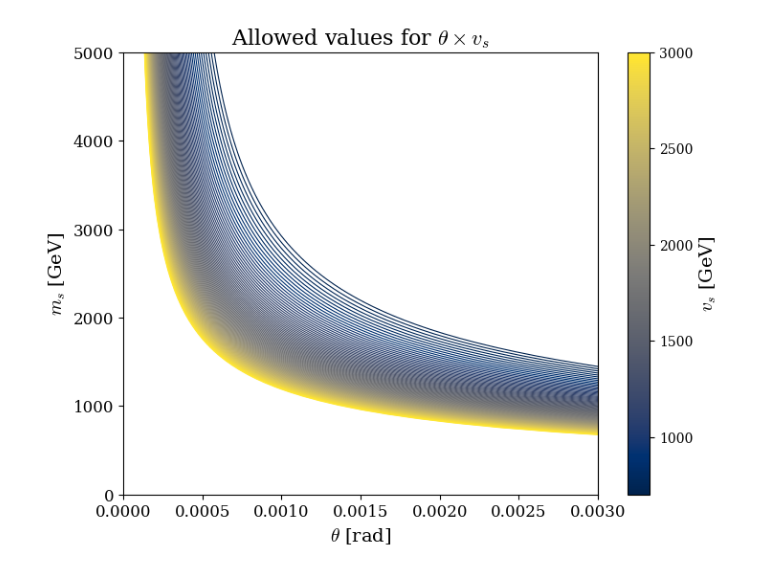
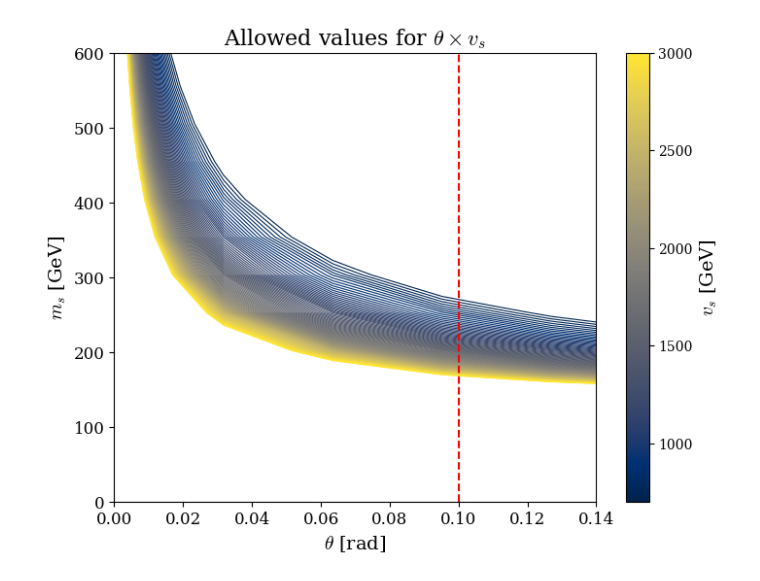
Before and after one commit to robalvess/Goofy-Scalar, a Jupyter notebook: Goofy Scalar/parameters.ipynb, the cells around one changed output. Saved outputs shown, nothing was run; the diff lists cells and outputs as text; code cells hidden in the pictures.

```diff
--- a/Goofy Scalar/parameters.ipynb
+++ b/Goofy Scalar/parameters.ipynb
@@ -16,6 +16,15 @@ mpl.rcParams.update({
 
 vH = 246.0  # Higgs VEV
 mH = 125.10  # Higgs mass
+
+combined_strength = 1.03
+error_cs = 0.04
+
+value_at1sigma = combined_strength - error_cs
+value_at2sigma = combined_strength - 2 * error_cs
+# %%
+theta_bound = np.arccos(np.sqrt(value_at1sigma))
+theta_bound_2sigma = np.arccos(np.sqrt(value_at2sigma))
 # %%
 def product(ms, theta):
     numerator = np.sin(theta) * np.cos(theta) * (ms**2 - mH**2)
@@ -29,32 +38,37 @@ vs_min, vs_max = 700, 3000
 
 
 Theta, Ms = np.meshgrid(theta_values, ms_values)
 Z = product(Ms, Theta)
 
 
 fig, ax = plt.subplots(figsize=(8, 6))
 
 
 cmap = plt.cm.cividis
 norm = Normalize(vmin = vs_min, vmax = vs_max)
 
 for vs in np.linspace(vs_min, vs_max, 100):
     level = vH / vs
     color = cmap(norm(vs))
     ax.contour(Theta, Ms, Z, levels=[level], colors=[color], linewidths=0.8)
 
 
 sm = ScalarMappable(cmap=cmap, norm=norm)
 sm.set_array([])
 cbar = fig.colorbar(sm, ax=ax)
 cbar.set_label(r'$v_s$ [GeV]', fontsize=14)
 
+plt.axvline(theta_bound, 0, 5000, color='red', linestyle='--', label=r'1$\sigma$ bound')
+plt.axvline(theta_bound_2sigma, 0, 5000, color='orange', linestyle='--', label=r'2$\sigma$ bound')
+
+
 ax.tick_params(axis='both', which='major', labelsize=12)
 ax.set_xlabel(r'$\theta$ [rad]', fontsize=14)
 ax.set_ylabel(r'$m_s$ [GeV]', fontsize=14)
-plt.xlim(0, 0.003)
+plt.xlim(0, 0.14)
 #plt.yscale('log')
+plt.ylim(0, 600)
 ax.set_title(r'Allowed values for $\theta \times v_s$', fontsize=16)
 plt.savefig('theta_ms.pdf', format='pdf', bbox_inches='tight')
 # %% [output]
-[figure, old version]
+[figure, new version]
```
Also changed, not shown: 10 other files.
